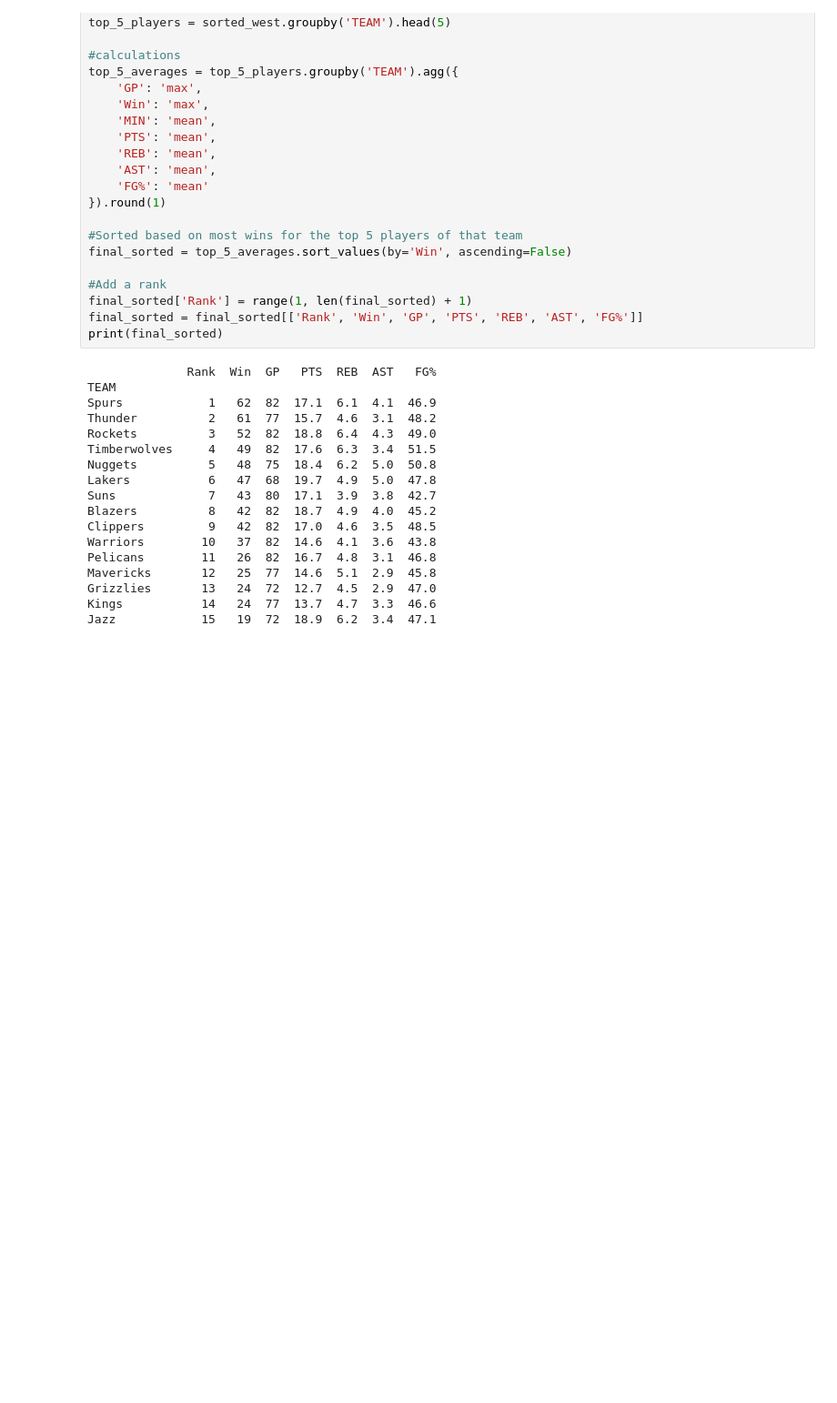
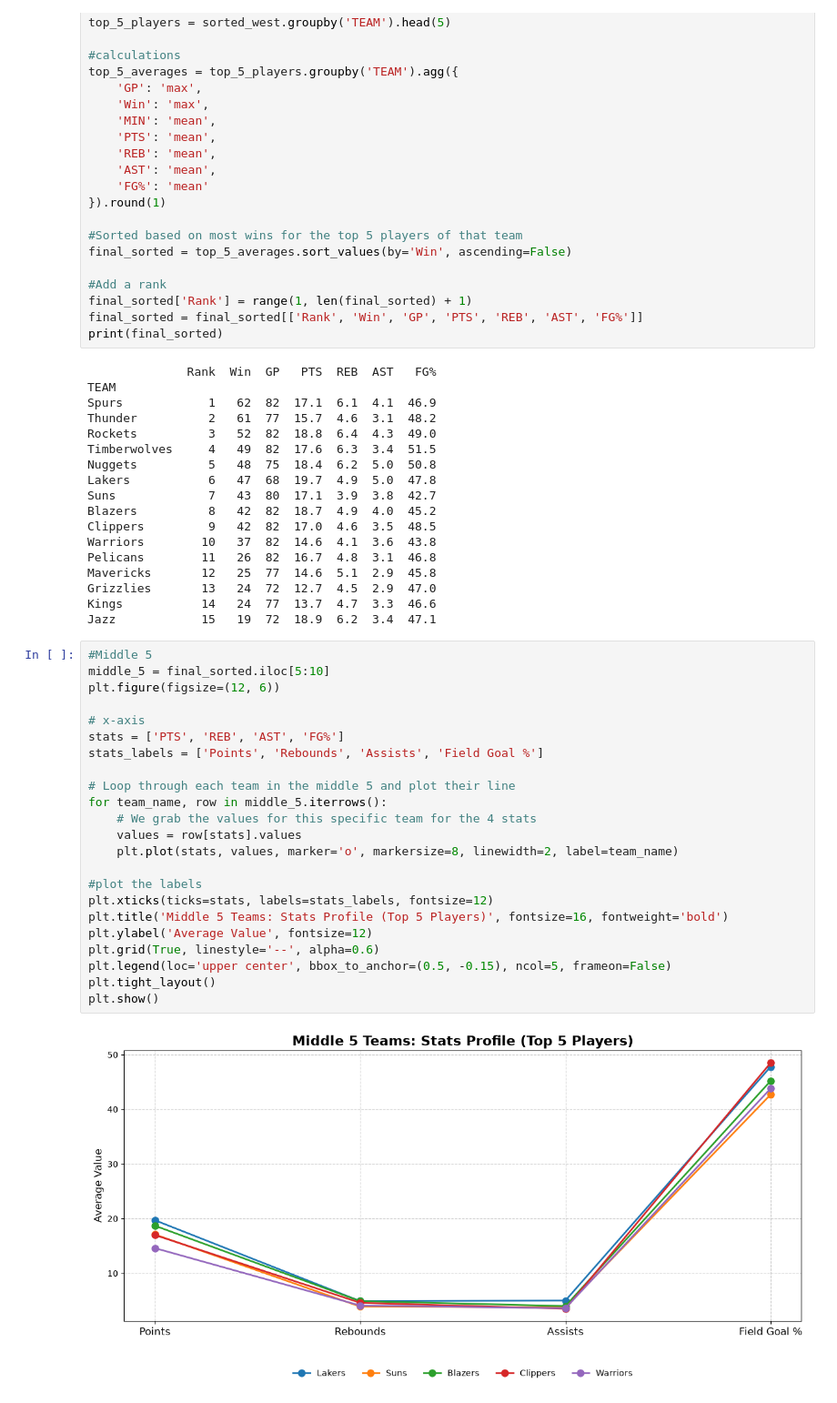
Before and after one commit to rishi-kumar0208/nba_team_stats_analysis, a Jupyter notebook: NBA.ipynb, the cells around one changed output. Shown at 91% size. Cells and saved outputs as stored; diff of their text form; blank space fills up the shorter version.

Commit message:
Add the middle 5 teams based on the top 5 players play time on each team

```diff
--- a/NBA.ipynb
+++ b/NBA.ipynb
@@ -261,3 +262,28 @@ Mavericks       12   25  77  14.6  5.1  2.9  45.8
 Grizzlies       13   24  72  12.7  4.5  2.9  47.0
 Kings           14   24  77  13.7  4.7  3.3  46.6
 Jazz            15   19  72  18.9  6.2  3.4  47.1
+# %%
+#Middle 5
+middle_5 = final_sorted.iloc[5:10]
+plt.figure(figsize=(12, 6))
+
+# x-axis
+stats = ['PTS', 'REB', 'AST', 'FG%']
+stats_labels = ['Points', 'Rebounds', 'Assists', 'Field Goal %']
+
+# Loop through each team in the middle 5 and plot their line
+for team_name, row in middle_5.iterrows():
+    # We grab the values for this specific team for the 4 stats
+    values = row[stats].values
+    plt.plot(stats, values, marker='o', markersize=8, linewidth=2, label=team_name)
+
+#plot the labels
+plt.xticks(ticks=stats, labels=stats_labels, fontsize=12)
+plt.title('Middle 5 Teams: Stats Profile (Top 5 Players)', fontsize=16, fontweight='bold')
+plt.ylabel('Average Value', fontsize=12)
+plt.grid(True, linestyle='--', alpha=0.6)
+plt.legend(loc='upper center', bbox_to_anchor=(0.5, -0.15), ncol=5, frameon=False)
+plt.tight_layout()
+plt.show()
+# %% [output]
+[figure, added]
```
Also changed, not shown: parts of 1 cell of this notebook.
